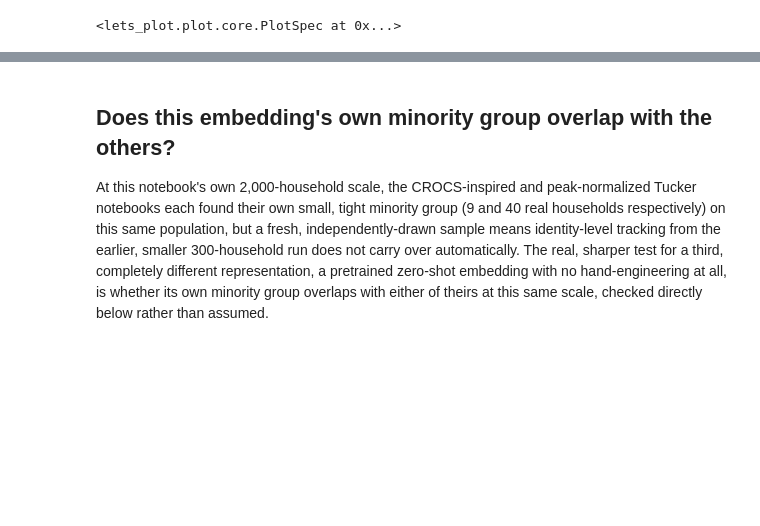
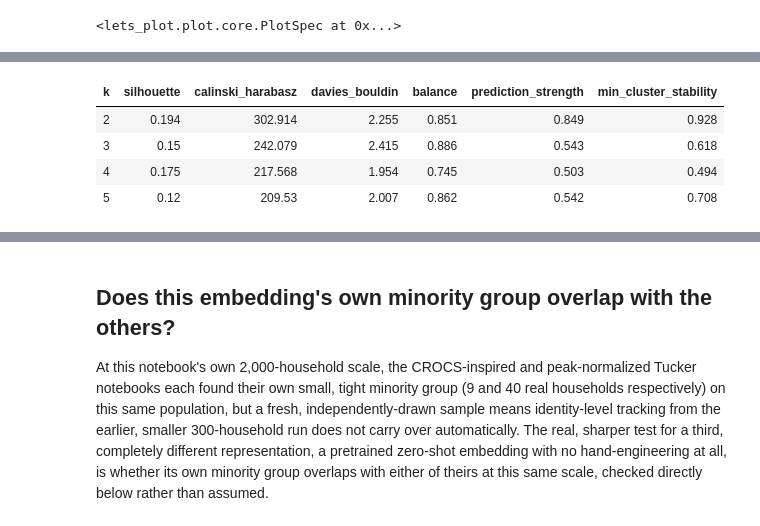
Before and after one commit to sambaiga/ml-energy-disaggregation, a Jupyter notebook: book/05-clustering/04-customer-feeder-clustering-goiener-chronos-embed-code.ipynb, the cells around one changed output, grey strips where cells are left out. Drawn from its saved outputs; the diff is of its cells as text; code cells hidden in the pictures; blank space fills up the shorter version.

```diff
--- a/book/05-clustering/04-customer-feeder-clustering-goiener-chronos-embed-code.ipynb
+++ b/book/05-clustering/04-customer-feeder-clustering-goiener-chronos-embed-code.ipynb
@@ -202,0 +175,45 @@ N_CLUSTERS chosen from the real silhouette maximum above: 2
+# %%
+from scipy.stats import entropy
+from sklearn.metrics import calinski_harabasz_score, davies_bouldin_score, silhouette_score
+
+from ark.cluster.cluster_validation import composite_trustworthy_score
+from ark.cluster.stability import cluster_stability, prediction_strength
+
+
+def _kmeans_cluster_fn(X_arr, k):
+    return KMeans(n_clusters=k, n_init=20, random_state=0).fit_predict(X_arr)
+
+
+def trust_gate_audit(X_embedding, k_range):
+    rows = []
+    for k in k_range:
+        labels_k = _kmeans_cluster_fn(X_embedding, k)
+        sizes = np.bincount(labels_k)
+        ps = prediction_strength(X_embedding, k_range=[k], cluster_fn=_kmeans_cluster_fn, n_splits=10, random_state=0)[
+            "prediction_strength"
+        ].iloc[0]
+        stability_scores = cluster_stability(
+            X_embedding, labels_k, cluster_fn=_kmeans_cluster_fn, n_bootstrap=100, random_state=0
+        )
+        rows.append(
+            {
+                "k": k,
+                "silhouette": silhouette_score(X_embedding, labels_k),
+                "calinski_harabasz": calinski_harabasz_score(X_embedding, labels_k),
+                "davies_bouldin": davies_bouldin_score(X_embedding, labels_k),
+                "balance": entropy(sizes) / np.log(k),
+                "prediction_strength": ps,
+                "min_cluster_stability": min(stability_scores.values()),
+            }
+        )
+    return pd.DataFrame(rows)
+
+
+trust_audit_chronos_df = trust_gate_audit(chronos_reduced, range(2, 6))
+themed_gt(trust_audit_chronos_df.round(3))
+# %% [output]
+| k | silhouette | calinski_harabasz | davies_bouldin | balance | prediction_strength | min_cluster_stability |
+| 2 | 0.194 | 302.914 | 2.255 | 0.851 | 0.849 | 0.928 |
+| 3 | 0.15 | 242.079 | 2.415 | 0.886 | 0.543 | 0.618 |
+| 4 | 0.175 | 217.568 | 1.954 | 0.745 | 0.503 | 0.494 |
+| 5 | 0.12 | 209.53 | 2.007 | 0.862 | 0.542 | 0.708 |
```
Also changed, not shown: parts of 10 cells of this notebook.
